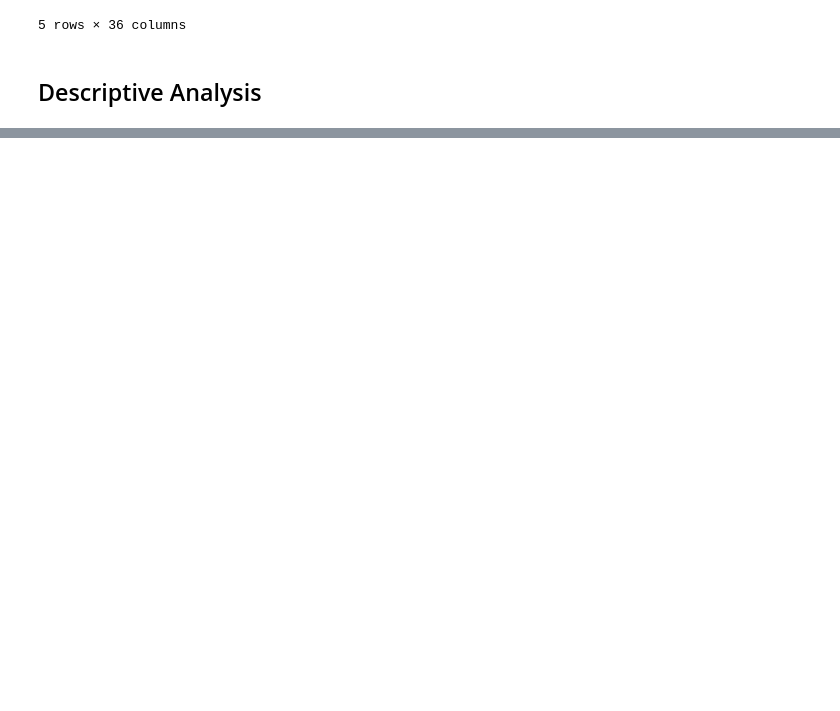
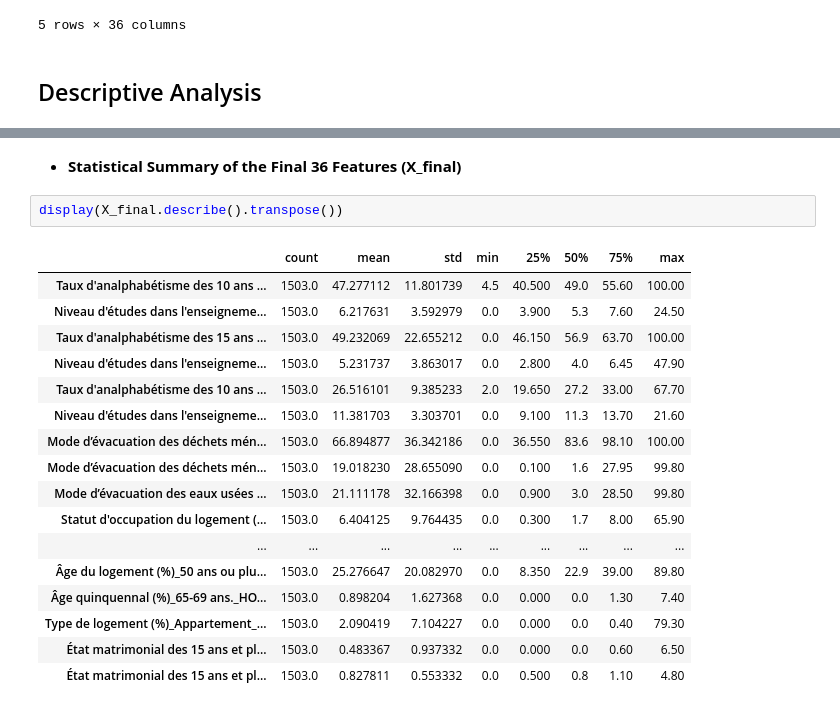
Before and after one commit to fadwaelaazaouzi/Developing_an_intelligent_territorial_scoring_system_using_machine_learning, a Jupyter notebook: notebooks/04-hpwomen.ipynb, the cells around one changed output, grey strips where cells are left out. Saved outputs shown, nothing was run; the diff lists cells and outputs as text; blank space fills up the shorter version.

```diff
--- a/notebooks/04-hpwomen.ipynb
+++ b/notebooks/04-hpwomen.ipynb
@@ -161,0 +149,22 @@ X_final.describe()
+# %% [markdown]
+- **Statistical Summary of the Final 36 Features (X_final)**
+# %%
+display(X_final.describe().transpose())
+# %% [output]
+|  | count | mean | std | min | 25% | 50% | 75% | max |
+| Taux d'analphabétisme des 10 ans ... | 1503.0 | 47.277112 | 11.801739 | 4.5 | 40.500 | 49.0 | 55.60 | 100.00 |
+| Niveau d'études dans l'enseigneme... | 1503.0 | 6.217631 | 3.592979 | 0.0 | 3.900 | 5.3 | 7.60 | 24.50 |
+| Taux d'analphabétisme des 15 ans ... | 1503.0 | 49.232069 | 22.655212 | 0.0 | 46.150 | 56.9 | 63.70 | 100.00 |
+| Niveau d'études dans l'enseigneme... | 1503.0 | 5.231737 | 3.863017 | 0.0 | 2.800 | 4.0 | 6.45 | 47.90 |
+| Taux d'analphabétisme des 10 ans ... | 1503.0 | 26.516101 | 9.385233 | 2.0 | 19.650 | 27.2 | 33.00 | 67.70 |
+| Niveau d'études dans l'enseigneme... | 1503.0 | 11.381703 | 3.303701 | 0.0 | 9.100 | 11.3 | 13.70 | 21.60 |
+| Mode d’évacuation des déchets mén... | 1503.0 | 66.894877 | 36.342186 | 0.0 | 36.550 | 83.6 | 98.10 | 100.00 |
+| Mode d’évacuation des déchets mén... | 1503.0 | 19.018230 | 28.655090 | 0.0 | 0.100 | 1.6 | 27.95 | 99.80 |
+| Mode d’évacuation des eaux usées ... | 1503.0 | 21.111178 | 32.166398 | 0.0 | 0.900 | 3.0 | 28.50 | 99.80 |
+| Statut d'occupation du logement (... | 1503.0 | 6.404125 | 9.764435 | 0.0 | 0.300 | 1.7 | 8.00 | 65.90 |
+| ... | ... | ... | ... | ... | ... | ... | ... | ... |
+| Âge du logement (%)_50 ans ou plu... | 1503.0 | 25.276647 | 20.082970 | 0.0 | 8.350 | 22.9 | 39.00 | 89.80 |
+| Âge quinquennal (%)_65-69 ans._HO... | 1503.0 | 0.898204 | 1.627368 | 0.0 | 0.000 | 0.0 | 1.30 | 7.40 |
+| Type de logement (%)_Appartement_... | 1503.0 | 2.090419 | 7.104227 | 0.0 | 0.000 | 0.0 | 0.40 | 79.30 |
+| État matrimonial des 15 ans et pl... | 1503.0 | 0.483367 | 0.937332 | 0.0 | 0.000 | 0.0 | 0.60 | 6.50 |
+| État matrimonial des 15 ans et pl... | 1503.0 | 0.827811 | 0.553332 | 0.0 | 0.500 | 0.8 | 1.10 | 4.80 |
```
Also changed, not shown: parts of 9 cells of this notebook, 2 other files.
